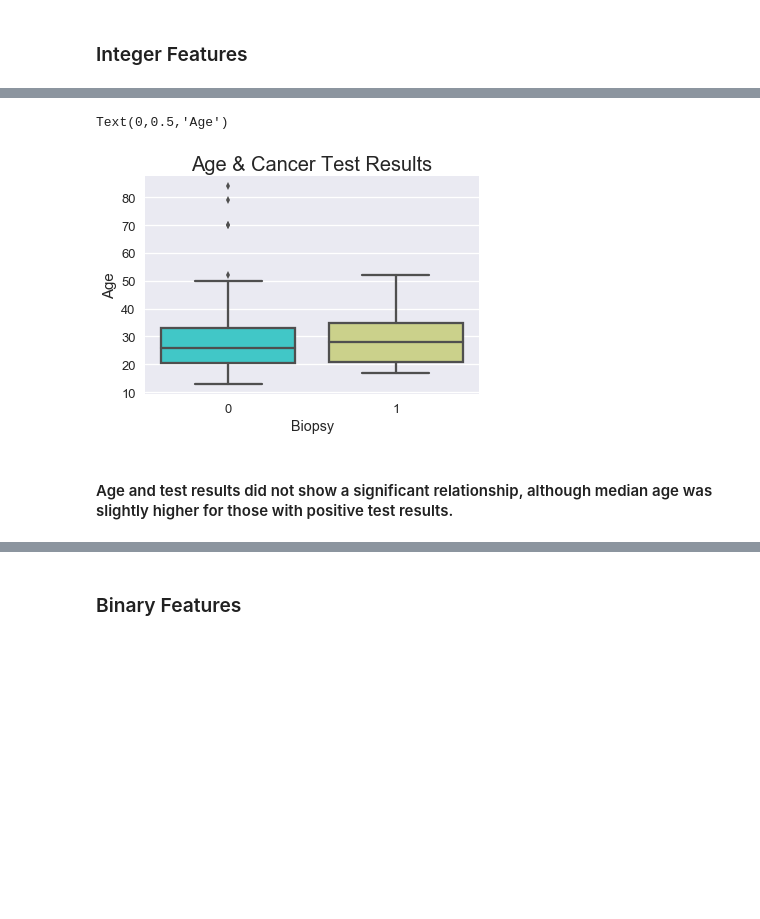
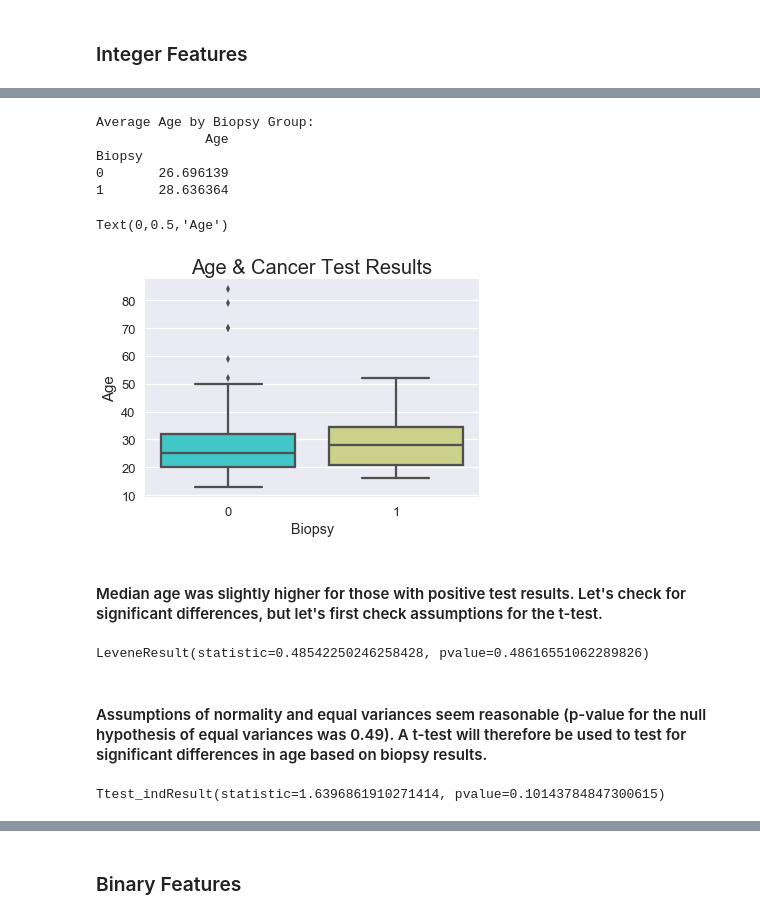
Before and after one commit to yangyi724/Cervical-Cancer-Risk-Factors, a Jupyter notebook: Cervical Cancer Risk Factors.ipynb, the cells around one changed output, grey strips where cells are left out. Drawn from its saved outputs; the diff is of its cells as text; code cells hidden in the pictures; blank space fills up the shorter version.

```diff
--- a/Cervical Cancer Risk Factors.ipynb
+++ b/Cervical Cancer Risk Factors.ipynb
@@ -165,17 +194,21 @@ df_bin.drop(del_lst,axis=1,inplace=True)
 # Standardize integer data.
 df_int = df[int_cols]
 int_lst = []
+col_means = []
+col_stds = []
 
 for col in int_cols:
     df_fl = df_int[col].apply(lambda x: float(x))
     col_mean = df_fl.mean()
     col_std = df_fl.std()
+    col_means.append(col_mean)
+    col_stds.append(col_std)
     int_lst.append(df_int[col].apply(lambda x: (float(x) - col_mean)/col_std))
 
 df_scaled = pd.DataFrame(int_lst).transpose()
 
 # Combine binary and integer (scaled) data sets.
-df_bin_int = pd.concat([df_bin,df_scaled],axis=1)
+df_bin_int = pd.concat([df_scaled,df_bin],axis=1)
 
 # Use KNN to impute missing values (k=3).
 df_imputed = KNN(k=3).complete(df_bin_int)
@@ -185,4 +218,8 @@ df_imputed.columns = df_bin_int.columns
 # Convert imputed values for binary variables to 0's and 1's (1 for imputed values >= 0.5).
 for col in df_bin.columns:
     df_imputed[col] = df_imputed[col].apply(lambda x: 1 if x >= 0.5 else 0)
+
+# Convert integer data back to original state (unstandardized) to improve interpretability of results.
+for i in range(len(int_cols)):
+    df_imputed.iloc[:,i] = df_imputed.iloc[:,i].apply(lambda x: x*col_stds[i] + col_means[i])
 # %% [output]
@@ -289,14 +348,37 @@ df_cnts
 |  | Group 3: 2-4 | 1 |
 |  | Group 4: 4-6 | 1 |
 # %%
-# Plot age & cancer test results. Note that this is based on the original data
-# (missing values dropped) because the data was scaled for imputations.
+# Plot age & cancer test results.
+print('\nAverage Age by Biopsy Group:')
+print(pd.DataFrame({'Biopsy': df_imputed['Biopsy'], 'Age': df_imputed['Age']}).groupby('Biopsy').mean())
+
 sns.set_context('talk',font_scale=1)
-b = sns.boxplot(x="Biopsy", y="Age", data=df_nonan,palette='rainbow')
+b = sns.boxplot(x="Biopsy", y="Age", data=df_imputed,palette='rainbow')
 b.axes.set_title("Age & Cancer Test Results",fontsize=20)
 b.set_ylabel("Age",fontsize=15)
 # %% [output]
-Text(0,0.5,'Age')
+Average Age by Biopsy Group:
+              Age
+Biopsy
+0       26.696139
+1       28.636364
+Text(0,0.5,'Age')
-[figure, old version]
+[figure, new version]
-# %% [markdown]
-#### Age and test results did not show a significant relationship, although median age was slightly higher for those with positive test results.
+# %% [markdown]
+#### Median age was slightly higher for those with positive test results. Let's check for significant differences, but let's first check assumptions for the t-test.
+# %%
+# The assumption of normality seems reasonable based on the boxplot above. Double the assumption
+# of equal variances using a Brown Forsythe Levene test.
+biop_age = df_imputed[['Biopsy','Age']]
+biop_pos_age = biop_age[biop_age['Biopsy']==1]['Age']
+biop_neg_age = biop_age[biop_age['Biopsy']==0]['Age']
+levene(biop_pos_age, biop_neg_age)
+# %% [output]
+LeveneResult(statistic=0.48542250246258428, pvalue=0.48616551062289826)
+# %% [markdown]
+#### Assumptions of normality and equal variances seem reasonable (p-value for the null hypothesis of equal variances was 0.49). A t-test will therefore be used to test for significant differences in age based on biopsy results.
+# %%
+# t-test for significant differences in age based on biopsy results.
+ttest_ind(biop_pos_age,biop_neg_age)
+# %% [output]
+Ttest_indResult(statistic=1.6396861910271414, pvalue=0.10143784847300615)
```
Also changed, not shown: parts of 23 cells of this notebook.
